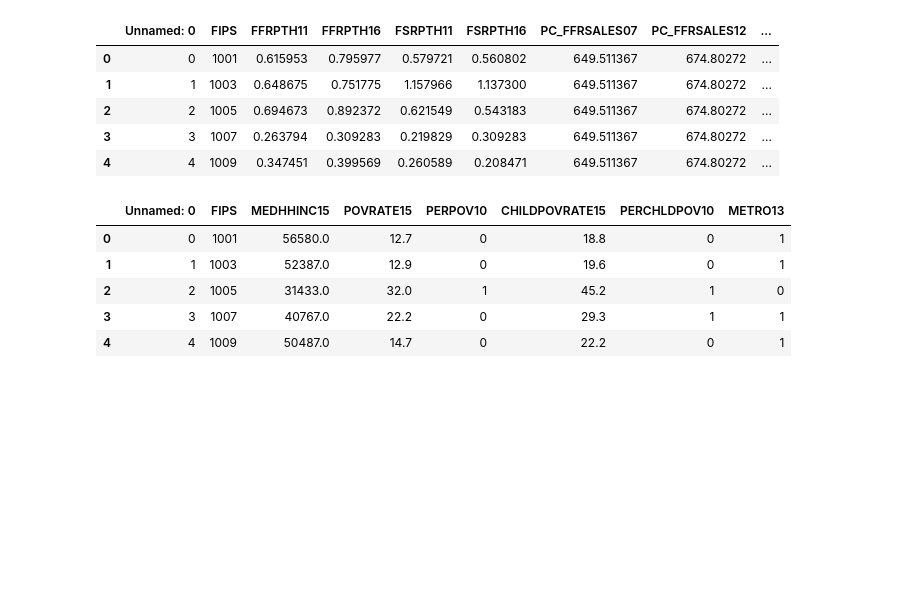
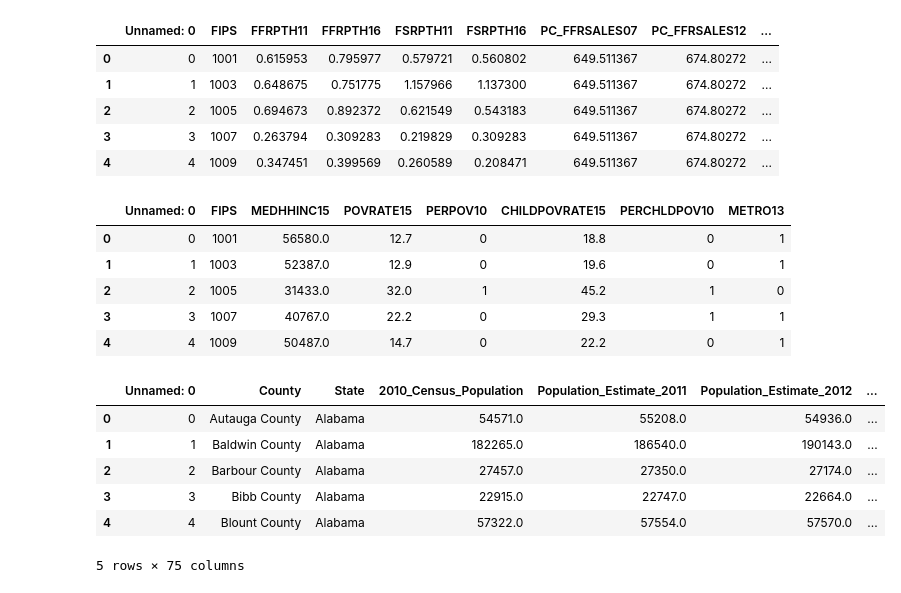
Before and after one commit to TMWRose/Group-1---Food-Deserts-How-They-Affect-Community-Health, a Jupyter notebook: Extracting_Full_DB.ipynb, the cells around one changed output. Drawn from its saved outputs; the diff is of its cells as text; code cells hidden in the pictures; blank space fills up the shorter version.

```diff
--- a/Extracting_Full_DB.ipynb
+++ b/Extracting_Full_DB.ipynb
@@ -120,3 +144,13 @@ socioeconomic_table.to_sql('socioeconomic', con=engine, index=False, if_exists='
 stores_tables.to_sql('stores', con=engine, index=False, if_exists='replace')
 # %%
 final_table.to_sql('final', con=engine, index=False, if_exists='replace')
+# %%
+final_table.head()
+# %% [output]
+|  | Unnamed: 0 | County | State | 2010_Census_Population | Population_Estimate_2011 | Population_Estimate_2012 | ... |
+| 0 | 0 | Autauga County | Alabama | 54571.0 | 55208.0 | 54936.0 | ... |
+| 1 | 1 | Baldwin County | Alabama | 182265.0 | 186540.0 | 190143.0 | ... |
+| 2 | 2 | Barbour County | Alabama | 27457.0 | 27350.0 | 27174.0 | ... |
+| 3 | 3 | Bibb County | Alabama | 22915.0 | 22747.0 | 22664.0 | ... |
+| 4 | 4 | Blount County | Alabama | 57322.0 | 57554.0 | 57570.0 | ... |
+5 rows × 75 columns
```
Also changed, not shown: parts of 22 cells of this notebook.
